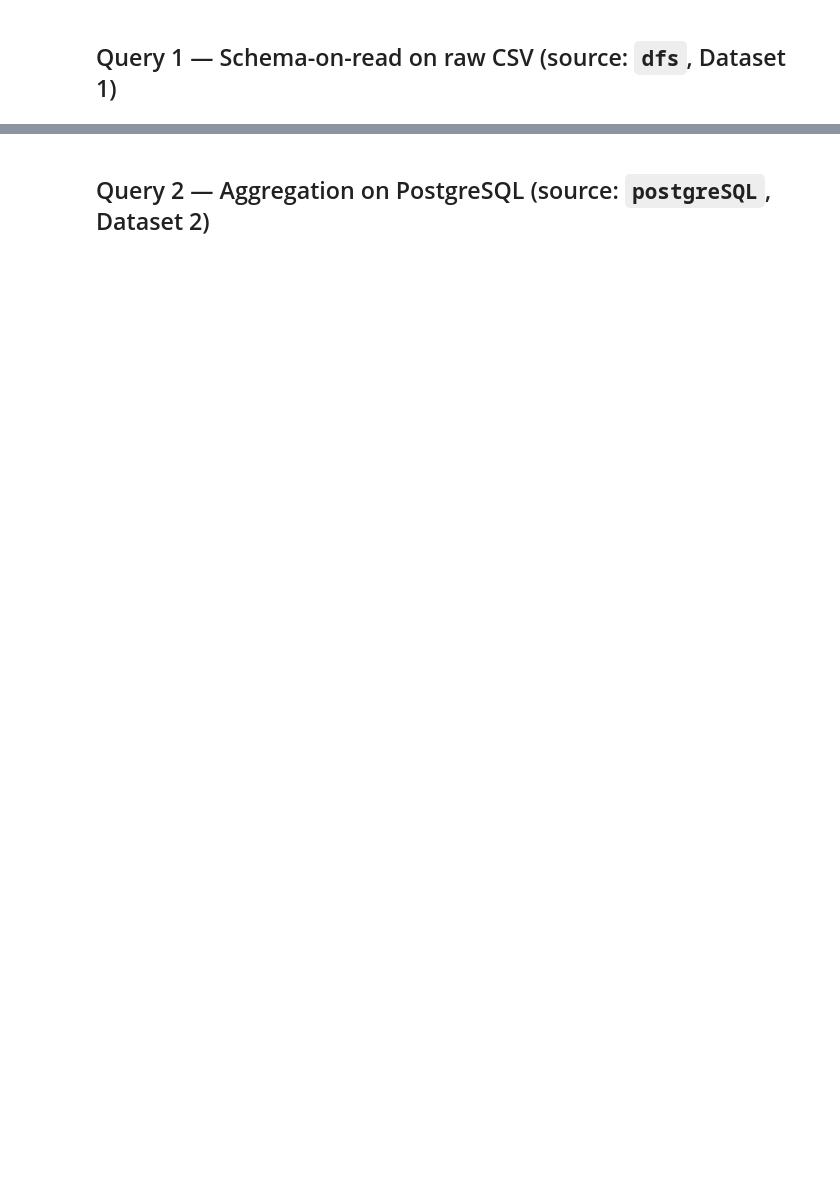
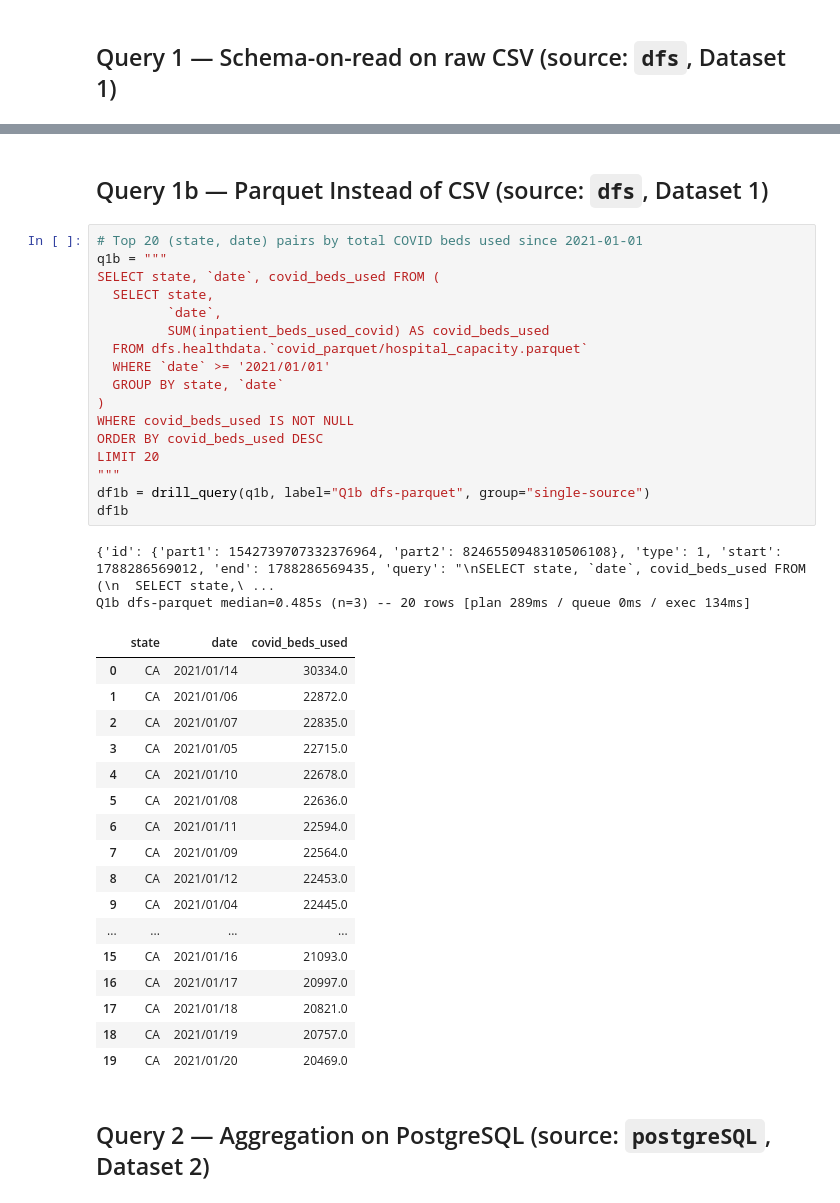
Before and after one commit to DomenicoVillari3/Apache-Drill-Tutorial, a Jupyter notebook: notebooks/analysis.ipynb, the cells around one changed output, grey strips where cells are left out. Cells and saved outputs as stored; diff of their text form; blank space fills up the shorter version.

```diff
--- a/notebooks/analysis.ipynb
+++ b/notebooks/analysis.ipynb
@@ -105,6 +106,45 @@ Q1 dfs-csv median=1.205s (n=3) -- 20 rows [plan 261ms / queue 0ms / exec 616ms]
 | 17 | CA | 2021/01/18 | 20821 |
 | 18 | CA | 2021/01/19 | 20757 |
 | 19 | CA | 2021/01/20 | 20469 |
+# %% [markdown]
+## Query 1b — Parquet Instead of CSV (source: `dfs`, Dataset 1)
+# %%
+# Top 20 (state, date) pairs by total COVID beds used since 2021-01-01
+q1b = """
+SELECT state, `date`, covid_beds_used FROM (
+  SELECT state,
+         `date`,
+         SUM(inpatient_beds_used_covid) AS covid_beds_used
+  FROM dfs.healthdata.`covid_parquet/hospital_capacity.parquet`
+  WHERE `date` >= '2021/01/01'
+  GROUP BY state, `date`
+)
+WHERE covid_beds_used IS NOT NULL
+ORDER BY covid_beds_used DESC
+LIMIT 20
+"""
+df1b = drill_query(q1b, label="Q1b dfs-parquet", group="single-source")
+df1b
+# %% [output]
+{'id': {'part1': 1542739707332376964, 'part2': 8246550948310506108}, 'type': 1, 'start': 1788286569012, 'end': 1788286569435, 'query': "\nSELECT state, `date`, covid_beds_used FROM (\n  SELECT state,\ ...
+Q1b dfs-parquet median=0.485s (n=3) -- 20 rows [plan 289ms / queue 0ms / exec 134ms]
+|  | state | date | covid_beds_used |
+| 0 | CA | 2021/01/14 | 30334.0 |
+| 1 | CA | 2021/01/06 | 22872.0 |
+| 2 | CA | 2021/01/07 | 22835.0 |
+| 3 | CA | 2021/01/05 | 22715.0 |
+| 4 | CA | 2021/01/10 | 22678.0 |
+| 5 | CA | 2021/01/08 | 22636.0 |
+| 6 | CA | 2021/01/11 | 22594.0 |
+| 7 | CA | 2021/01/09 | 22564.0 |
+| 8 | CA | 2021/01/12 | 22453.0 |
+| 9 | CA | 2021/01/04 | 22445.0 |
+| ... | ... | ... | ... |
+| 15 | CA | 2021/01/16 | 21093.0 |
+| 16 | CA | 2021/01/17 | 20997.0 |
+| 17 | CA | 2021/01/18 | 20821.0 |
+| 18 | CA | 2021/01/19 | 20757.0 |
+| 19 | CA | 2021/01/20 | 20469.0 |
 # %% [markdown]
 ## Query 2 — Aggregation on PostgreSQL (source: `postgreSQL`, Dataset 2)
 # %%
```
Also changed, not shown: parts of 16 cells of this notebook, 1 other file.
